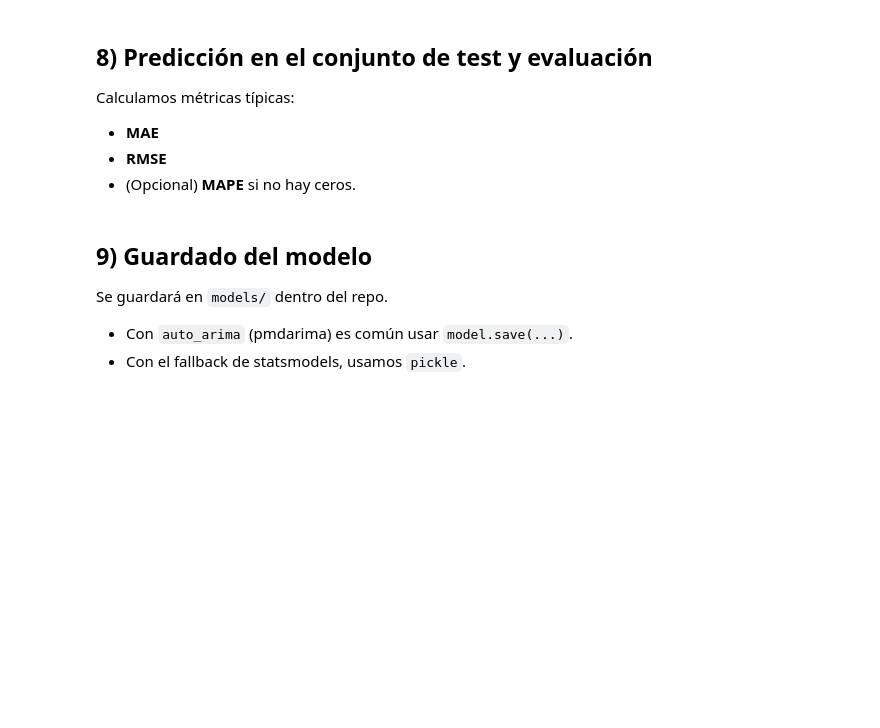
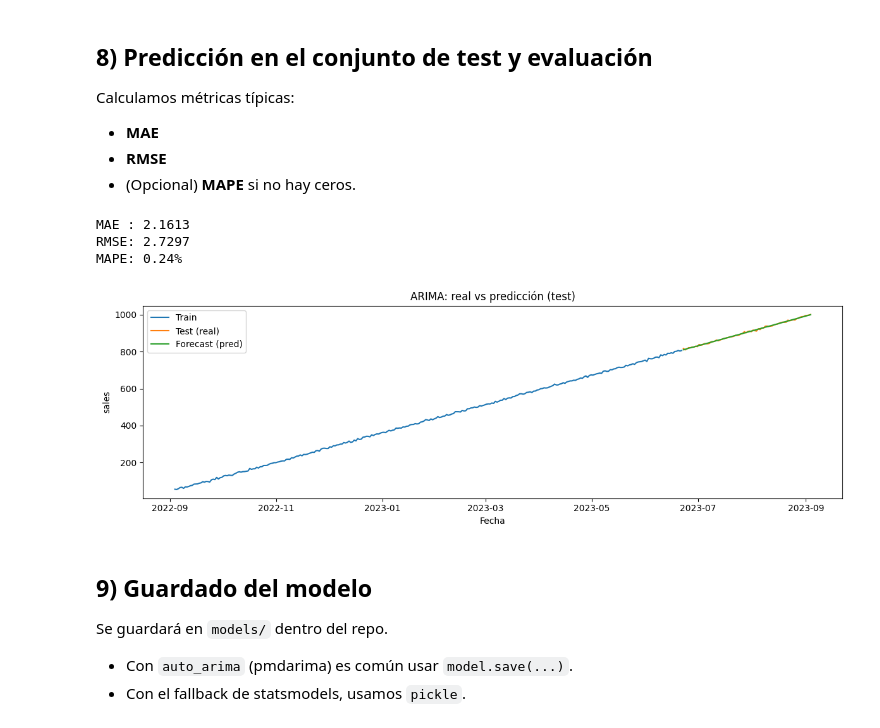
Before and after one commit to JuanFelipeR/TimeSerieARIMA-Sales, a Jupyter notebook: src/explore.ipynb, the cells around one changed output. Saved outputs shown, nothing was run; the diff lists cells and outputs as text; code cells hidden in the pictures; blank space fills up the shorter version.

```diff
--- a/src/explore.ipynb
+++ b/src/explore.ipynb
@@ -350,39 +443,47 @@ Calculamos métricas típicas:
 # ==============================
 # 8) Forecast sobre el horizonte del test
 # ==============================
+import numpy as np
+from sklearn.metrics import mean_squared_error, mean_absolute_error
 
 h = len(test_ts)
 
 if AUTO_ARIMA_AVAILABLE:
     y_pred = pd.Series(model.predict(n_periods=h), index=test_ts.index)
 else:
     # statsmodels ARIMA
     fc = model.forecast(steps=h)
     y_pred = pd.Series(fc, index=test_ts.index)
 
 # Métricas
+
 mae = mean_absolute_error(test_ts, y_pred)
-rmse = mean_squared_error(test_ts, y_pred, squared=False)
+rmse = np.sqrt(mean_squared_error(test_ts, y_pred))
 
 # MAPE (cuidado con ceros)
 eps = 1e-9
 mape = np.mean(np.abs((test_ts - y_pred) / (np.abs(test_ts) + eps))) * 100
 
 print(f"MAE : {mae:.4f}")
 print(f"RMSE: {rmse:.4f}")
 print(f"MAPE: {mape:.2f}%")
 
 # Plot comparativo
 plt.figure(figsize=(12, 4))
 plt.plot(train_ts.index, train_ts.values, label="Train")
 plt.plot(test_ts.index, test_ts.values, label="Test (real)")
 plt.plot(y_pred.index, y_pred.values, label="Forecast (pred)")
 plt.title("ARIMA: real vs predicción (test)")
 plt.xlabel("Fecha")
 plt.ylabel(target_col)
 plt.legend()
 plt.tight_layout()
 plt.show()
+# %% [output]
+MAE : 2.1613
+RMSE: 2.7297
+MAPE: 0.24%
+[figure, added]
 # %% [markdown]
 ## 9) Guardado del modelo
 
```
Also changed, not shown: parts of 11 cells of this notebook, 1 other file.
